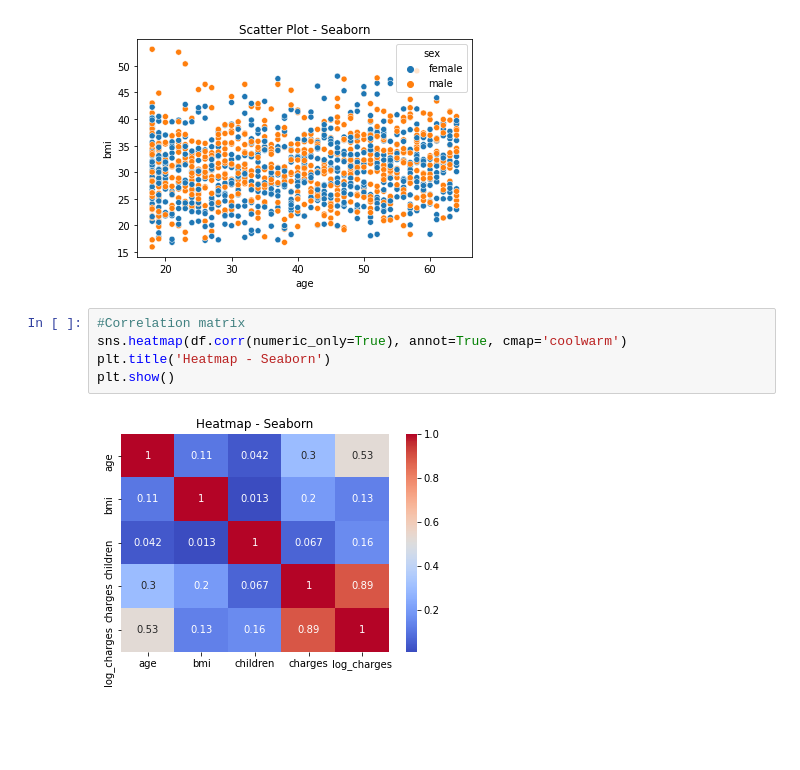
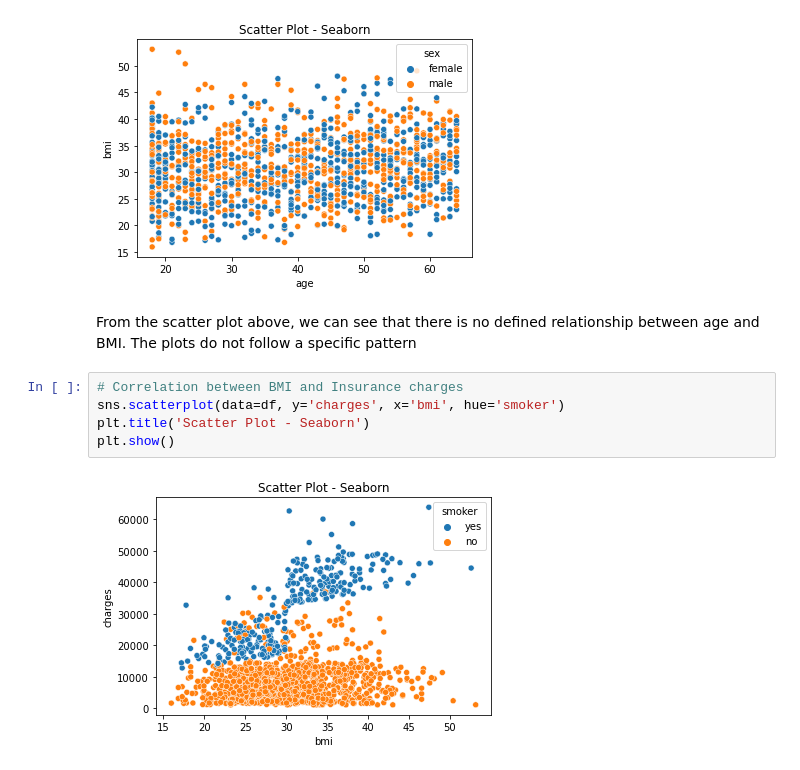
Before and after one commit to Masinde10/Refresher_Insurance, a Jupyter notebook: Insurance Refresher.ipynb, the cells around one changed output. Drawn from its saved outputs; the diff is of its cells as text; blank space fills up the shorter version.

```diff
--- a/Insurance Refresher.ipynb
+++ b/Insurance Refresher.ipynb
@@ -160,10 +199,12 @@ plt.title('Scatter Plot - Seaborn')
 plt.show()
 # %% [output]
 [figure]
-# %%
-#Correlation matrix
-sns.heatmap(df.corr(numeric_only=True), annot=True, cmap='coolwarm')
-plt.title('Heatmap - Seaborn')
-plt.show()
-# %% [output]
-[figure, removed]
+# %% [markdown]
+From the scatter plot above, we can see that there is no defined relationship between age and BMI. The plots do not follow a specific pattern
+# %%
+# Correlation between BMI and Insurance charges
+sns.scatterplot(data=df, y='charges', x='bmi', hue='smoker')
+plt.title('Scatter Plot - Seaborn')
+plt.show()
+# %% [output]
+[figure, added]
```
Also changed, not shown: parts of 13 cells of this notebook.
